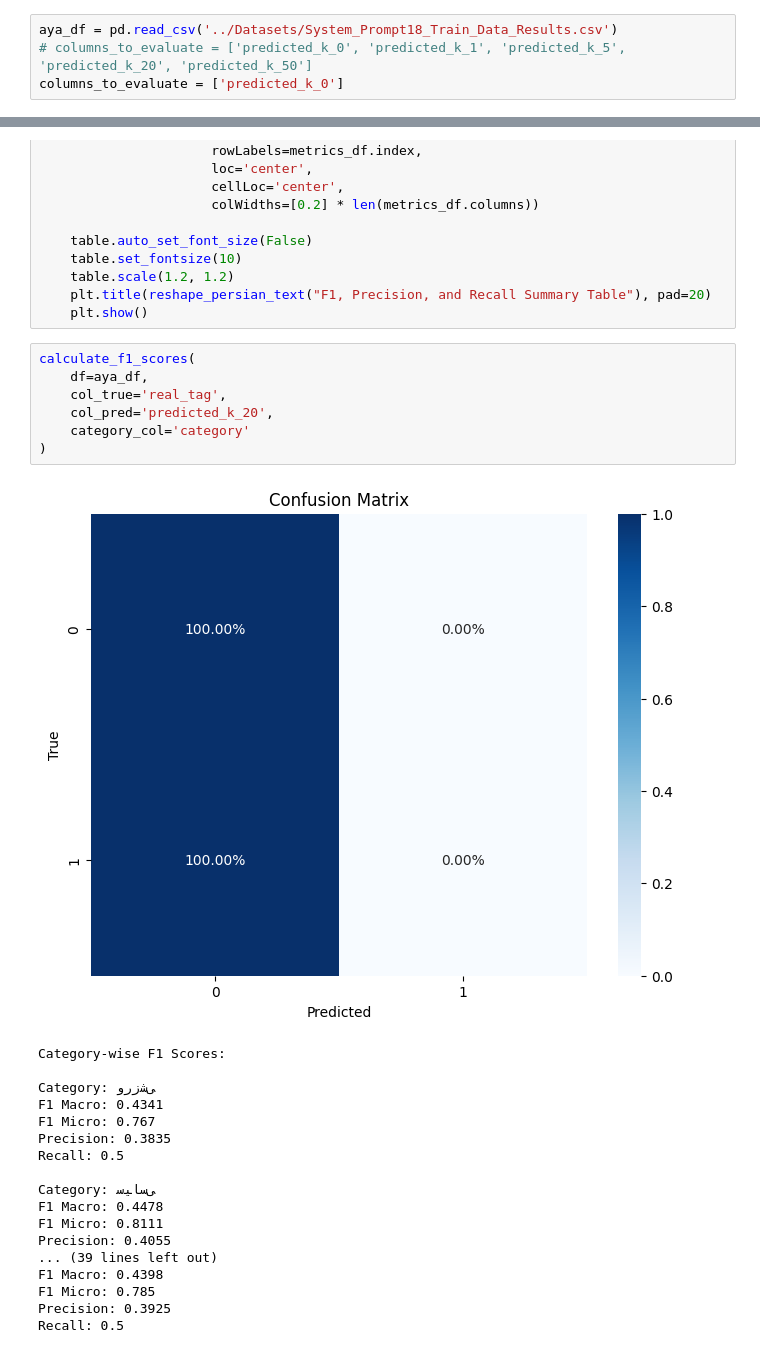
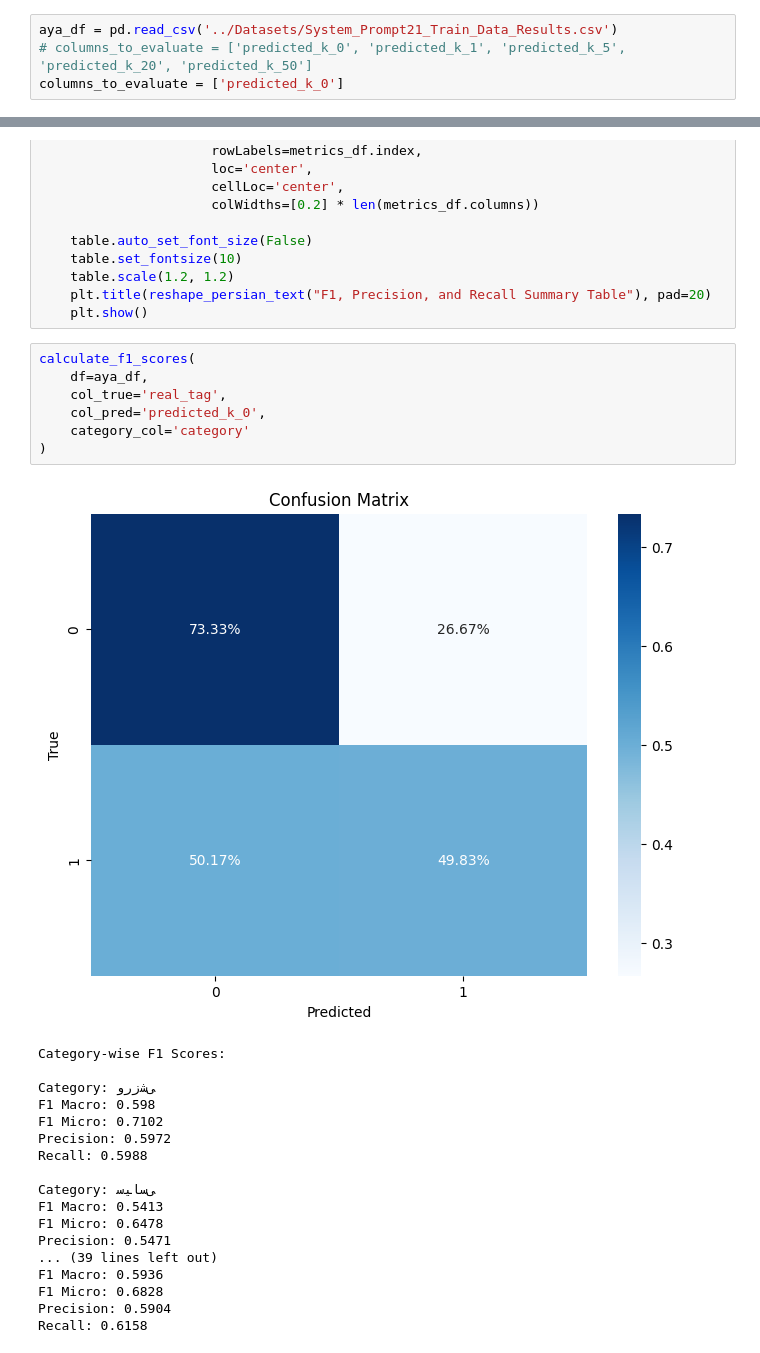
Before and after one commit to ShayanSalehi81/BachelorProject, a Jupyter notebook: Codes/Classification_report.ipynb, the cells around one changed output, grey strips where cells are left out. Drawn from its saved outputs; the diff is of its cells as text.

Commit message:
Update Prompt21 Results

```diff
--- a/Codes/Classification_report.ipynb
+++ b/Codes/Classification_report.ipynb
@@ -18,7 +18,7 @@ def map_labels(x):
         return x
     return int(x)
 # %%
-aya_df = pd.read_csv('../Datasets/System_Prompt18_Train_Data_Results.csv')
+aya_df = pd.read_csv('../Datasets/System_Prompt21_Train_Data_Results.csv')
 # columns_to_evaluate = ['predicted_k_0', 'predicted_k_1', 'predicted_k_5', 'predicted_k_20', 'predicted_k_50']
 columns_to_evaluate = ['predicted_k_0']
 # %%
@@ -355,26 +355,26 @@ def calculate_f1_scores(df, col_true, col_pred=None, category_col='category'):
 # %%
 calculate_f1_scores(
     df=aya_df,
     col_true='real_tag',
-    col_pred='predicted_k_20',
+    col_pred='predicted_k_0',
     category_col='category'
 )
 # %% [output]
-[figure, old version]
+[figure, new version]
 Category-wise F1 Scores:
 
 Category: ﯽﺷﺯﺭﻭ
-F1 Macro: 0.4341
-F1 Micro: 0.767
-Precision: 0.3835
-Recall: 0.5
+F1 Macro: 0.598
+F1 Micro: 0.7102
+Precision: 0.5972
+Recall: 0.5988
 
 Category: ﯽﺳﺎﯿﺳ
-F1 Macro: 0.4478
-F1 Micro: 0.8111
-Precision: 0.4055
+F1 Macro: 0.5413
+F1 Micro: 0.6478
+Precision: 0.5471
 ... (39 lines left out)
-F1 Macro: 0.4398
-F1 Micro: 0.785
-Precision: 0.3925
-Recall: 0.5
+F1 Macro: 0.5936
+F1 Micro: 0.6828
+Precision: 0.5904
+Recall: 0.6158
```
Also changed, not shown: parts of 7 cells of this notebook, 1 other file.
